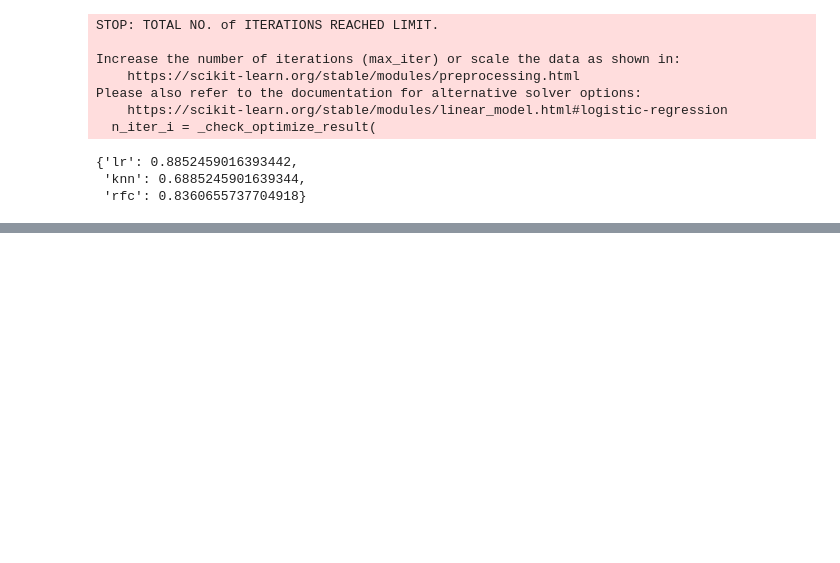
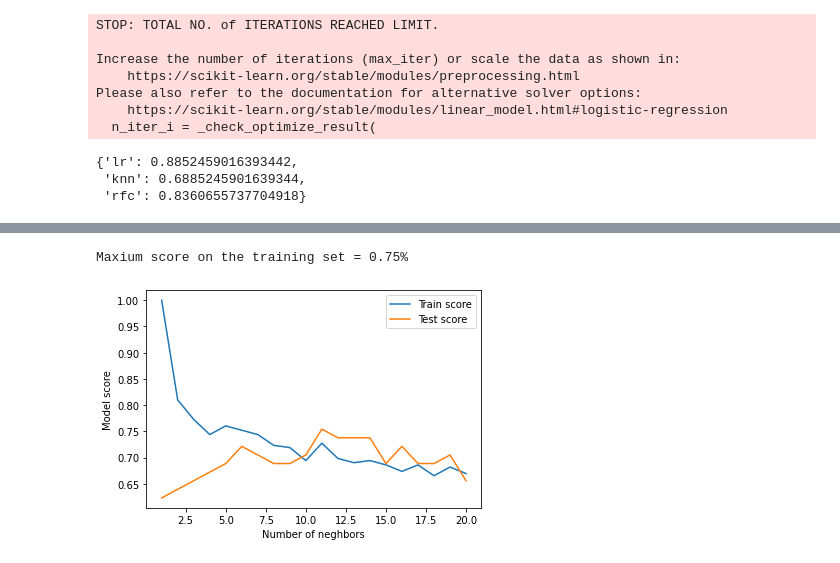
Before and after one commit to eMIKARp/Supervised_Learning_Classification_Problem, a Jupyter notebook: Supervised_Learning_Classification_Project.ipynb, the cells around one changed output, grey strips where cells are left out. Saved outputs shown, nothing was run; the diff lists cells and outputs as text; code cells hidden in the pictures; blank space fills up the shorter version.

Commit message:
Began hyper parameter tuning

```diff
--- a/Supervised_Learning_Classification_Project.ipynb
+++ b/Supervised_Learning_Classification_Project.ipynb
@@ -308,0 +318,27 @@ model_scores
+# %%
+# Tuning nearest neighbors model
+
+train_scores = []
+test_scores = []
+
+n_neighbors = range(1,21)
+
+knn = KNeighborsClassifier()
+
+for i in n_neighbors:
+  knn.set_params(n_neighbors = i)
+  knn.fit(X_train,y_train)
+  train_scores.append(knn.score(X_train,y_train))
+  test_scores.append(knn.score(X_test,y_test))
+# %%
+plt.plot(n_neighbors,train_scores, label = 'Train score')
+plt.plot(n_neighbors,test_scores, label = 'Test score')
+
+plt.xlabel('Number of neghbors')
+plt.ylabel('Model score')
+plt.legend()
+
+print(f'Maxium score on the training set = {max(test_scores):.2f}%')
+# %% [output]
+Maxium score on the training set = 0.75%
+[figure, added]
```
Also changed, not shown: parts of 9 cells of this notebook.
